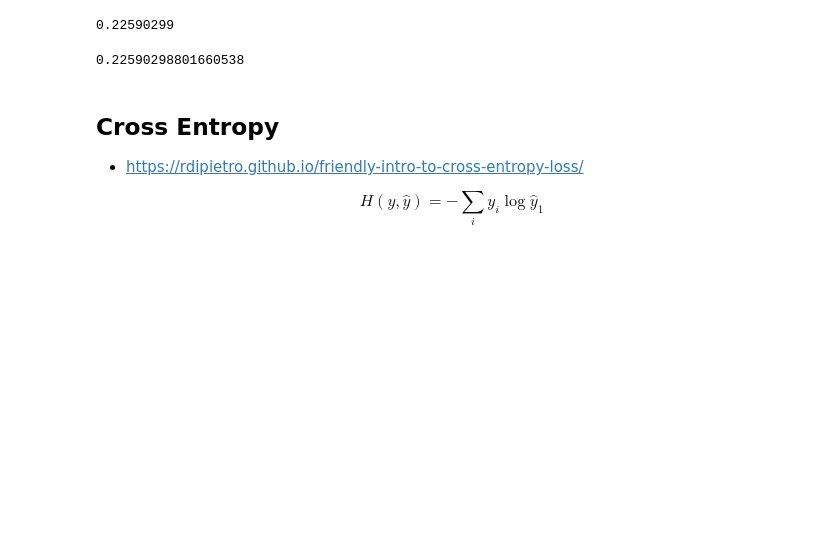
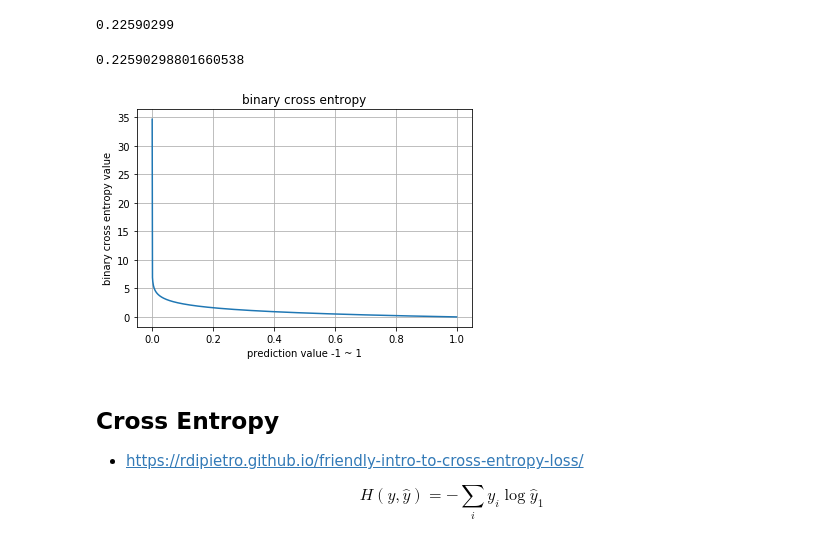
Before and after one commit to AndersonJo/machine-learning, a Jupyter notebook: Artificial Intelligence Tutorial/041 Objective Functions/01 Objective Functions with Numpy.ipynb, the cells around one changed output. Drawn from its saved outputs; the diff is of its cells as text; code cells hidden in the pictures; blank space fills up the shorter version.

```diff
--- a/Artificial Intelligence Tutorial/041 Objective Functions/01 Objective Functions with Numpy.ipynb
+++ b/Artificial Intelligence Tutorial/041 Objective Functions/01 Objective Functions with Numpy.ipynb
@@ -152,6 +176,10 @@ binary_cross_entropy(y, p)
 metrics.log_loss(y, p)
 # %% [output]
 0.22590298801660538
+# %%
+display_graph(binary_cross_entropy, 'binary cross entropy')
+# %% [output]
+[figure, added]
 # %% [markdown]
 ## Cross Entropy
 
```
Also changed, not shown: parts of 21 cells of this notebook.
